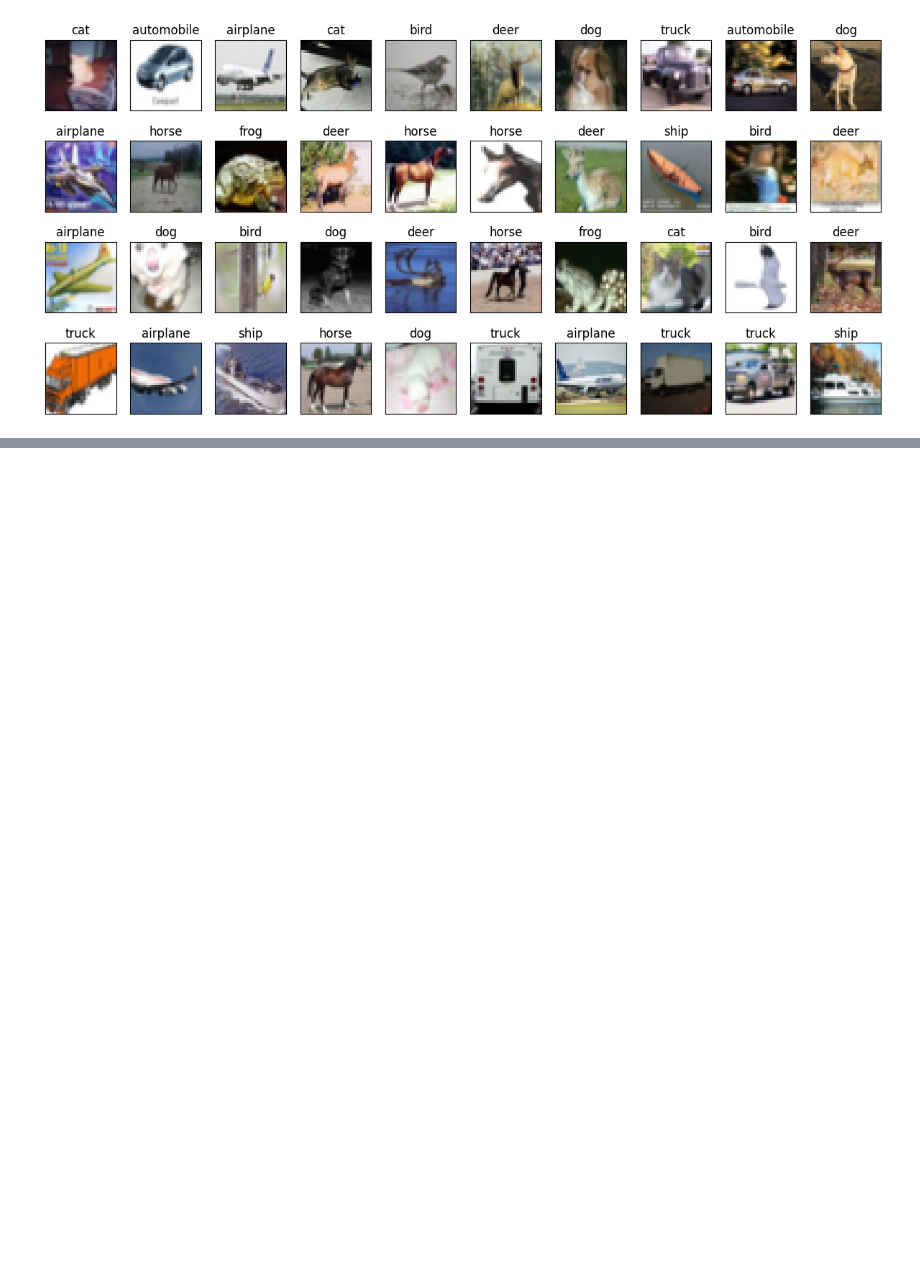
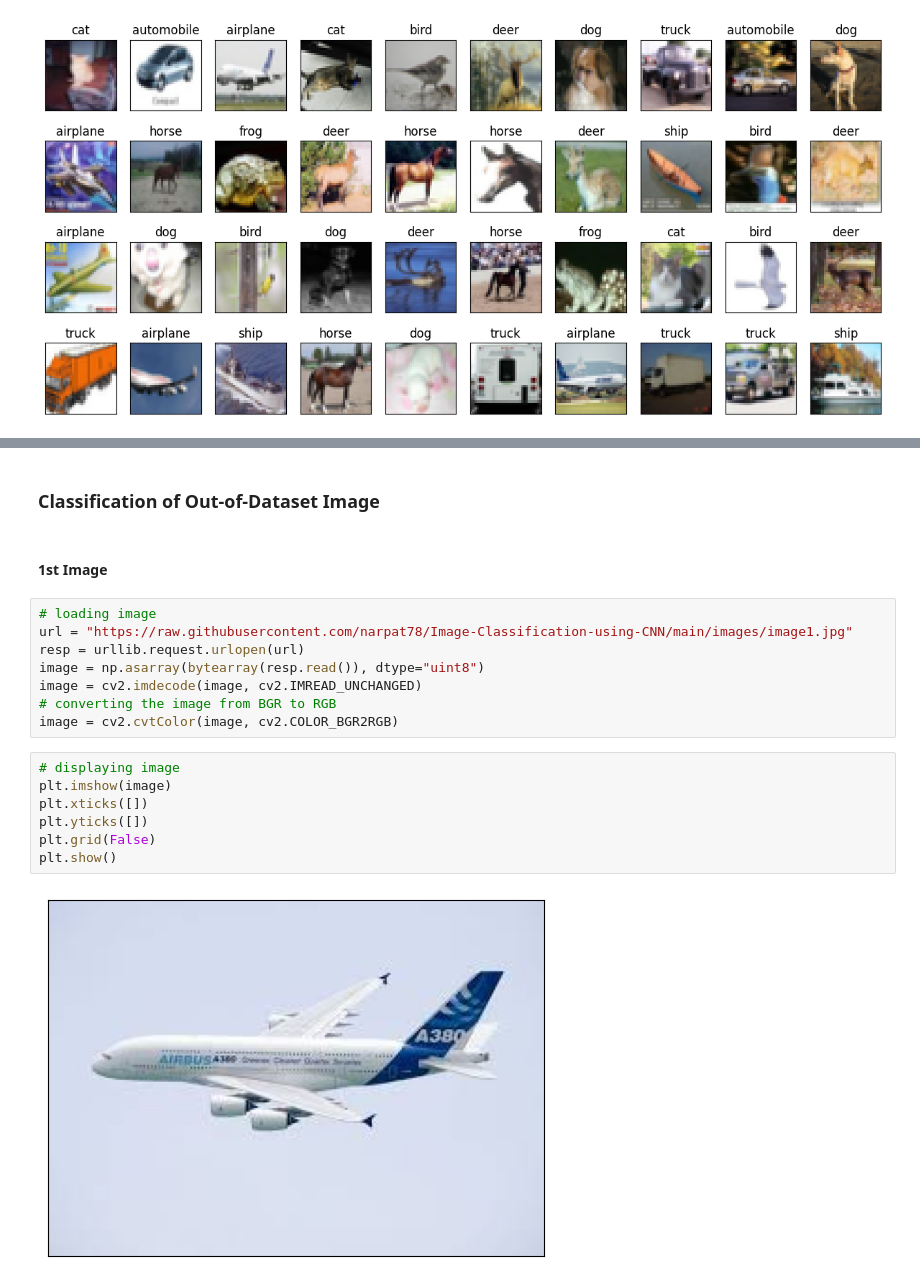
Before and after one commit to narpat78/Image-Classification-using-CNN, a Jupyter notebook: CIFAR_10_Image_Classification_using_CNN.ipynb, the cells around one changed output, grey strips where cells are left out. Cells and saved outputs as stored; diff of their text form; blank space fills up the shorter version.

```diff
--- a/CIFAR_10_Image_Classification_using_CNN.ipynb
+++ b/CIFAR_10_Image_Classification_using_CNN.ipynb
@@ -235,0 +228,21 @@ Test Loss:     0.669143795967102
+# %% [markdown]
+### Classification of Out-of-Dataset Image
+# %% [markdown]
+#### 1st Image
+# %%
+# loading image
+url = "https://raw.githubusercontent.com/narpat78/Image-Classification-using-CNN/main/images/image1.jpg"
+resp = urllib.request.urlopen(url)
+image = np.asarray(bytearray(resp.read()), dtype="uint8")
+image = cv2.imdecode(image, cv2.IMREAD_UNCHANGED)
+# converting the image from BGR to RGB
+image = cv2.cvtColor(image, cv2.COLOR_BGR2RGB)
+# %%
+# displaying image
+plt.imshow(image)
+plt.xticks([])
+plt.yticks([])
+plt.grid(False)
+plt.show()
+# %% [output]
+[figure, added]
```
Also changed, not shown: parts of 54 cells of this notebook.
